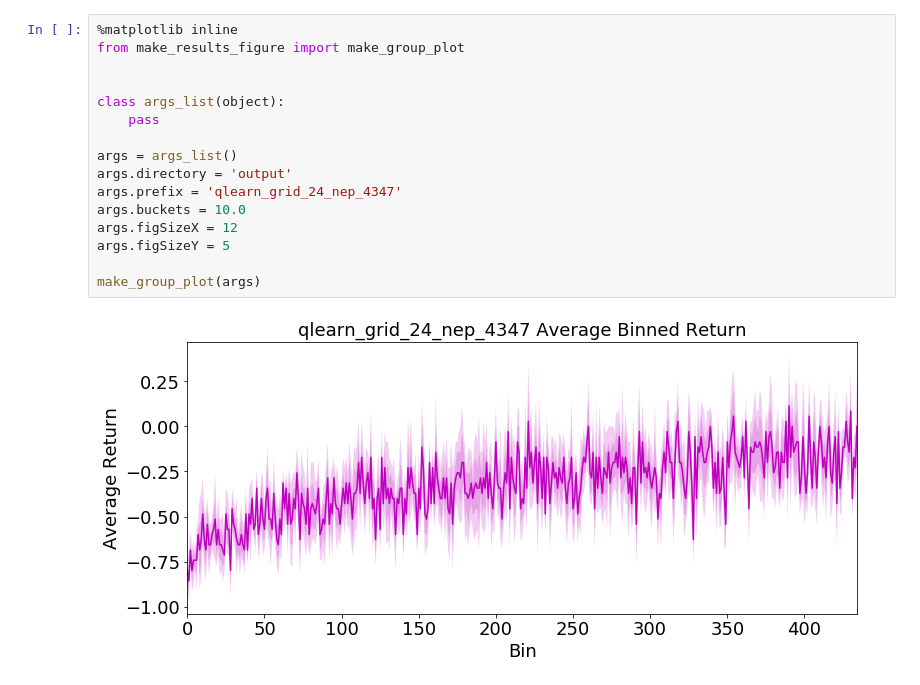
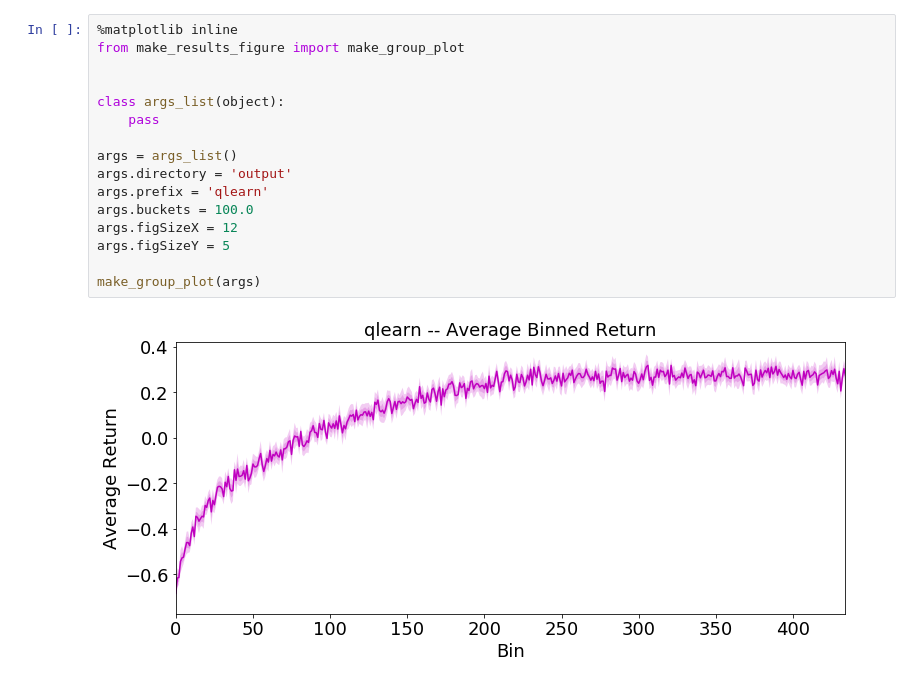
Before and after one commit to OpenMined/CampX, a Jupyter notebook: interactive_results_visualization.ipynb, the cells around one changed output. Saved outputs shown, nothing was run; the diff lists cells and outputs as text.

Commit message:
add images, update readme

```diff
--- a/interactive_results_visualization.ipynb
+++ b/interactive_results_visualization.ipynb
@@ -1,19 +1,19 @@
 # %%
 %matplotlib inline
 from make_results_figure import make_group_plot
 
 
 class args_list(object):
     pass
 
 args = args_list()
 args.directory = 'output'
-args.prefix = 'qlearn_grid_24_nep_4347'
-args.buckets = 10.0
+args.prefix = 'qlearn'
+args.buckets = 100.0
 args.figSizeX = 12
 args.figSizeY = 5
 
 make_group_plot(args)
 # %% [output]
-[figure, old version]
+[figure, new version]
 # %%
```
Also changed, not shown: parts of 1 cell of this notebook, 4 other files.
